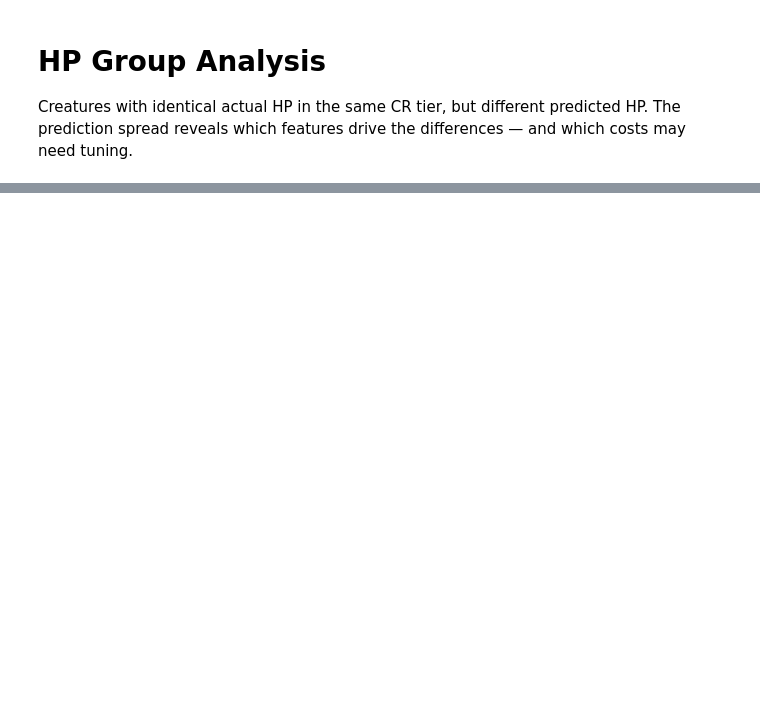
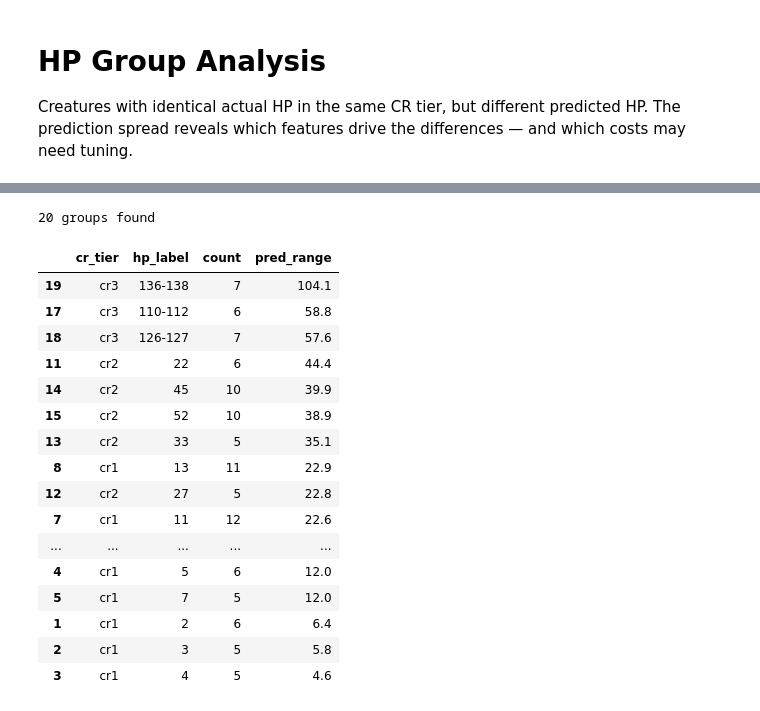
Before and after one commit to conorbarryhoke/matrix_v0, a Jupyter notebook: notebooks/exploration/hp_group_analysis.ipynb, the cells around one changed output, grey strips where cells are left out. Drawn from its saved outputs; the diff is of its cells as text; code cells hidden in the pictures; blank space fills up the shorter version.

```diff
--- a/notebooks/exploration/hp_group_analysis.ipynb
+++ b/notebooks/exploration/hp_group_analysis.ipynb
@@ -28,3 +29,73 @@ groups[['cr_tier', 'actual_hp', 'count', 'pred_min', 'pred_max', 'pred_range']].
+# %%
+# For cr3 (CR 5-10), group creatures within 2 HP of each other.
+# For other tiers, use exact HP match.
+HP_PROXIMITY = 2
+MIN_GROUP_SIZE = 5
+
+def find_hp_groups(df, tier, proximity=0):
+    """Find groups of creatures with similar HP in a tier."""
+    tier_df = df[df['cr_tier'] == tier].sort_values('actual_hp').copy()
+
+    if proximity == 0:
+        # Exact match
+        tier_df['hp_group'] = tier_df['actual_hp']
+    else:
+        # Cluster creatures within `proximity` HP of each other
+        groups = []
+        group_id = 0
+        group_min_hp = None
+        for _, row in tier_df.iterrows():
+            hp = row['actual_hp']
+            if group_min_hp is None or hp - group_min_hp > proximity:
+                group_id += 1
+                group_min_hp = hp
+            groups.append(group_id)
+        tier_df['hp_group'] = groups
+
+    return tier_df
+
+# Build groups for all tiers
+all_groups = []
+for tier in ['cr1', 'cr2', 'cr3', 'cr4', 'cr5']:
+    proximity = HP_PROXIMITY if tier == 'cr3' else 0
+    tier_df = find_hp_groups(df, tier, proximity)
+
+    for gid, gdf in tier_df.groupby('hp_group'):
+        if len(gdf) >= MIN_GROUP_SIZE:
+            hp_min, hp_max = int(gdf['actual_hp'].min()), int(gdf['actual_hp'].max())
+            hp_label = str(hp_min) if hp_min == hp_max else f'{hp_min}-{hp_max}'
+            all_groups.append({
+                'cr_tier': tier,
+                'hp_label': hp_label,
+                'hp_min': hp_min,
+                'hp_max': hp_max,
+                'count': len(gdf),
+                'names': gdf['Name'].tolist(),
+                'pred_range': gdf['predicted_hp'].max() - gdf['predicted_hp'].min(),
+            })
+
+groups = pd.DataFrame(all_groups).sort_values('pred_range', ascending=False)
+print(f'{len(groups)} groups found\n')
+groups[['cr_tier', 'hp_label', 'count', 'pred_range']].round(1)
+# %% [output]
+20 groups found
+|  | cr_tier | hp_label | count | pred_range |
+| 19 | cr3 | 136-138 | 7 | 104.1 |
+| 17 | cr3 | 110-112 | 6 | 58.8 |
+| 18 | cr3 | 126-127 | 7 | 57.6 |
+| 11 | cr2 | 22 | 6 | 44.4 |
+| 14 | cr2 | 45 | 10 | 39.9 |
+| 15 | cr2 | 52 | 10 | 38.9 |
+| 13 | cr2 | 33 | 5 | 35.1 |
+| 8 | cr1 | 13 | 11 | 22.9 |
+| 12 | cr2 | 27 | 5 | 22.8 |
+| 7 | cr1 | 11 | 12 | 22.6 |
+| ... | ... | ... | ... | ... |
+| 4 | cr1 | 5 | 6 | 12.0 |
+| 5 | cr1 | 7 | 5 | 12.0 |
+| 1 | cr1 | 2 | 6 | 6.4 |
+| 2 | cr1 | 3 | 5 | 5.8 |
+| 3 | cr1 | 4 | 5 | 4.6 |
 # %%
 # Phase 2 columns to always show
 phase2_cols = [
```
Also changed, not shown: parts of 8 cells of this notebook, 1 other file.
